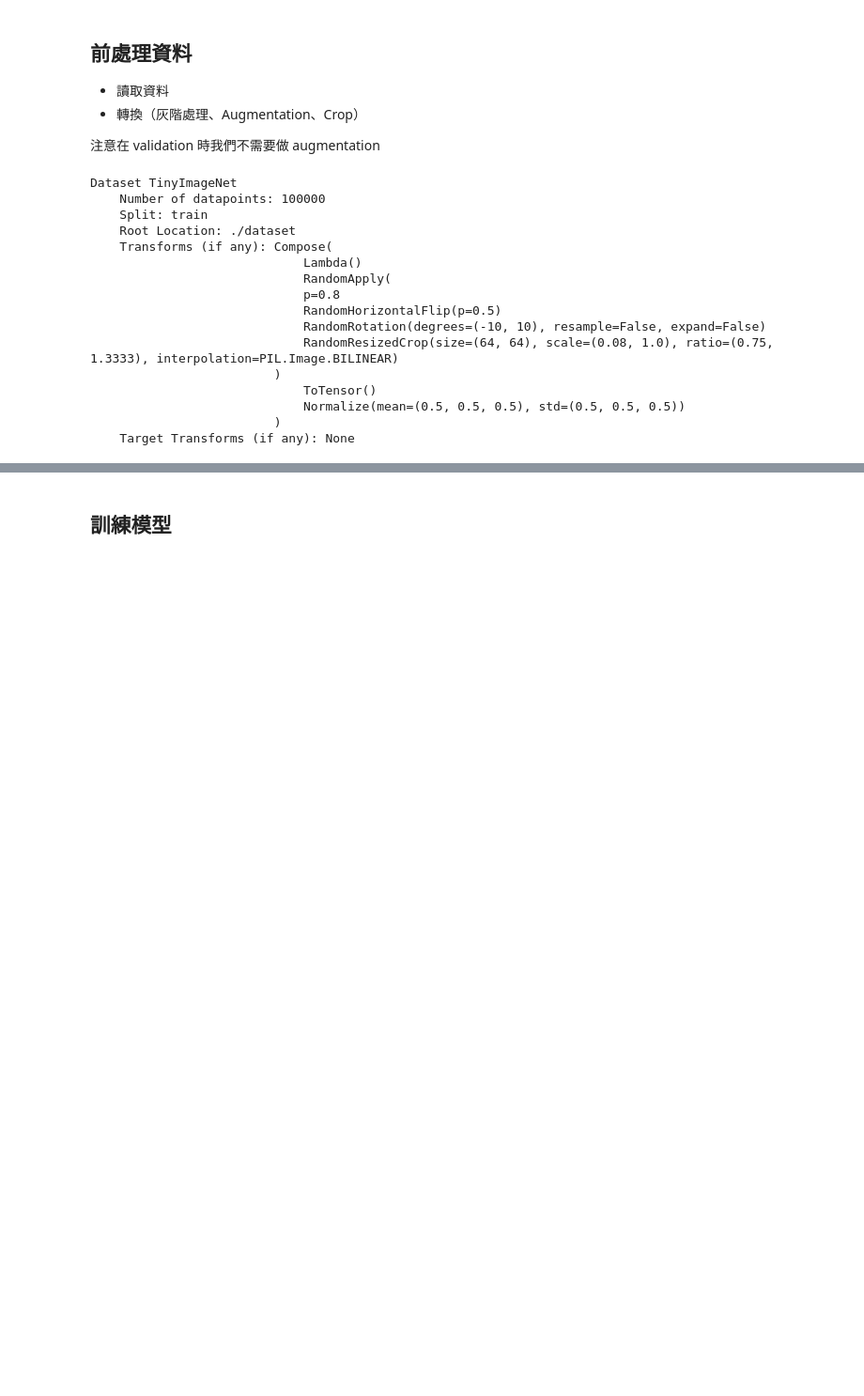
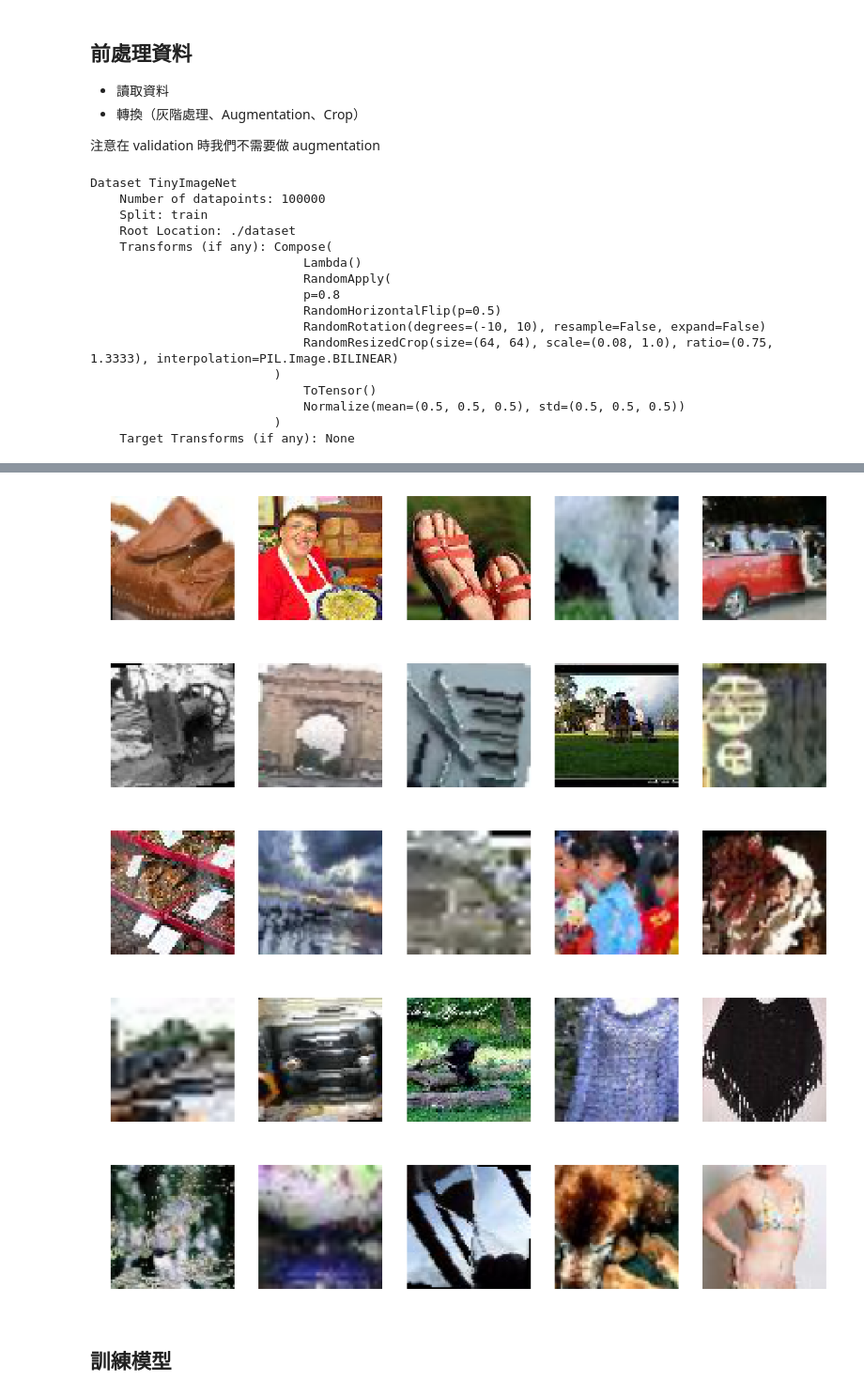
Before and after one commit to leemengtw/tiny-imagenet, a Jupyter notebook: tiny-imagenet.ipynb, the cells around one changed output, grey strips where cells are left out. Shown at 94% size. Saved outputs shown, nothing was run; the diff lists cells and outputs as text; code cells hidden in the pictures; blank space fills up the shorter version.

```diff
--- a/tiny-imagenet.ipynb
+++ b/tiny-imagenet.ipynb
@@ -68,3 +74,14 @@ Dataset TinyImageNet
+# %%
+tmpiter = iter(data.DataLoader(training_set, batch_size=5, shuffle=True))
+for _ in range(5):
+    images, labels = tmpiter.next()
+    show_images_horizontally(images, un_normalize=True)
+# %% [output]
+[figure, added]
+[figure, added]
+[figure, added]
+[figure, added]
+[figure, added]
 # %% [markdown]
 ## 訓練模型
 # %%
```
Also changed, not shown: parts of 12 cells of this notebook, 3 other files.
